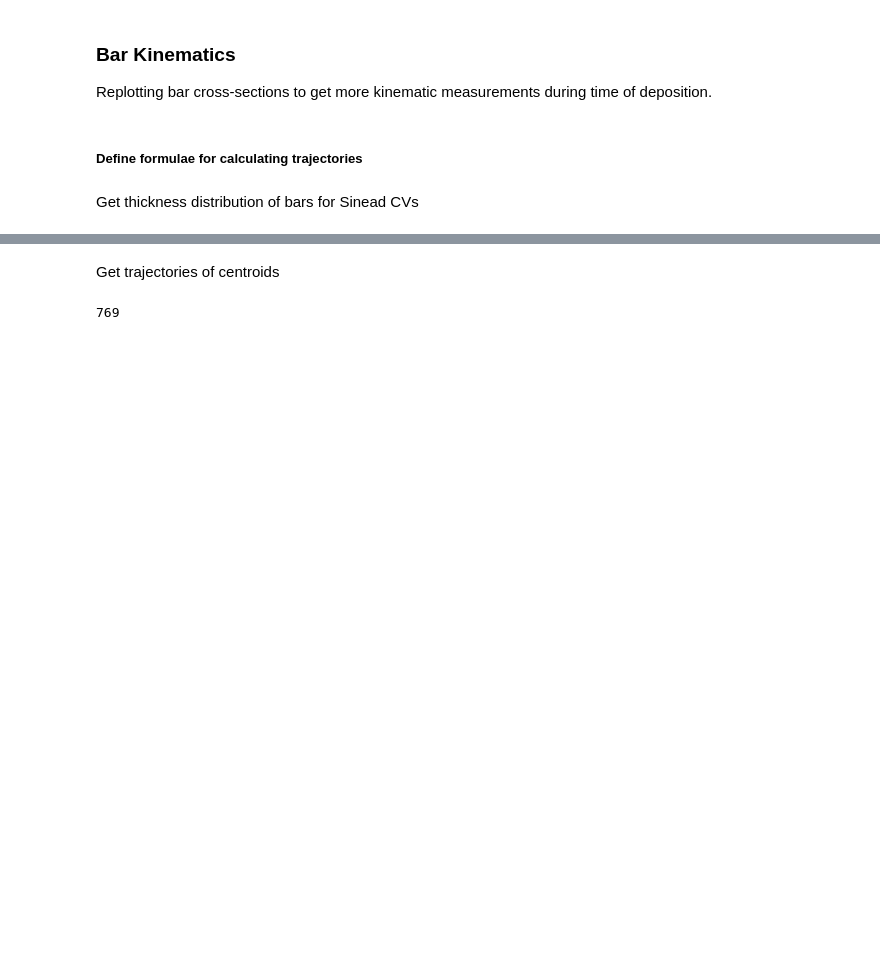
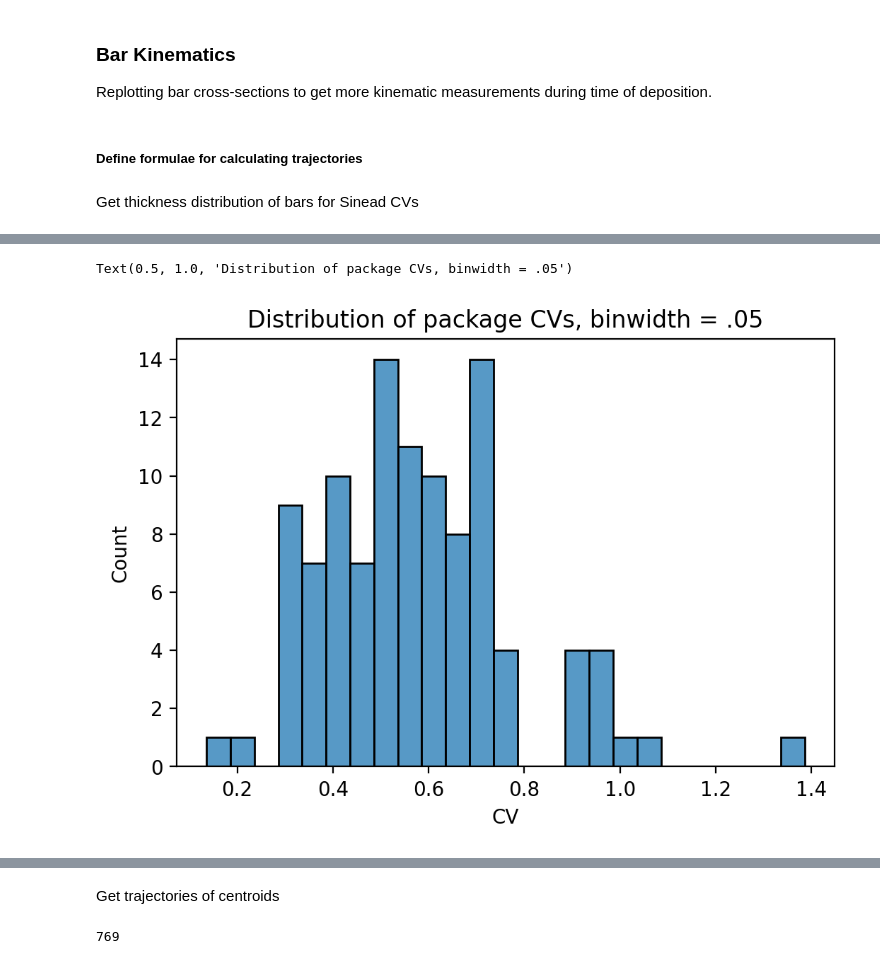
Before and after one commit to salpheus/BarCode, a Jupyter notebook: BarKinematics.ipynb, the cells around one changed output, grey strips where cells are left out. Drawn from its saved outputs; the diff is of its cells as text; code cells hidden in the pictures; blank space fills up the shorter version.

```diff
--- a/BarKinematics.ipynb
+++ b/BarKinematics.ipynb
@@ -136 +157,10 @@ np.mean(allthick)
+# %%
+plt.figure(figsize = (6, 4), dpi = 200)
+sns.histplot(cvs, binwidth = 0.05)
+plt.xlabel('CV')
+plt.ylabel('Count')
+plt.title('Distribution of package CVs, binwidth = .05')
+# %% [output]
+Text(0.5, 1.0, 'Distribution of package CVs, binwidth = .05')
+[figure, added]
 # %%
```
Also changed, not shown: parts of 11 cells of this notebook, 21 other files.
